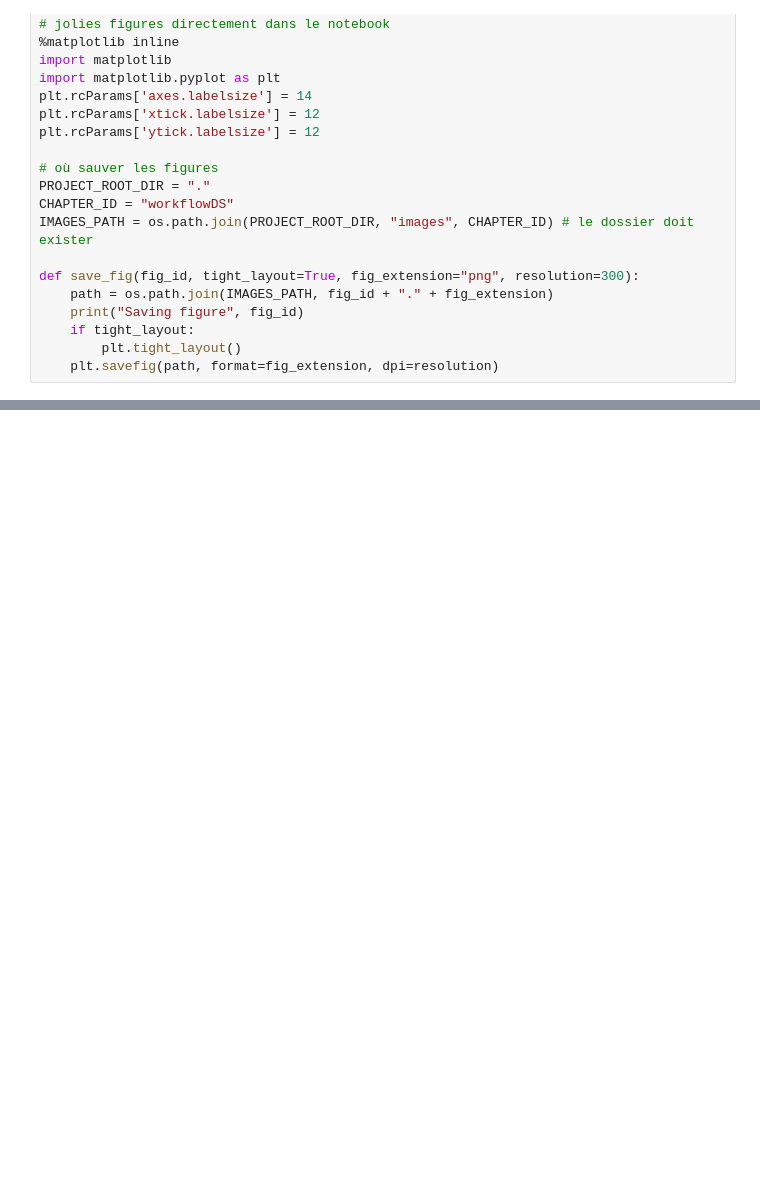
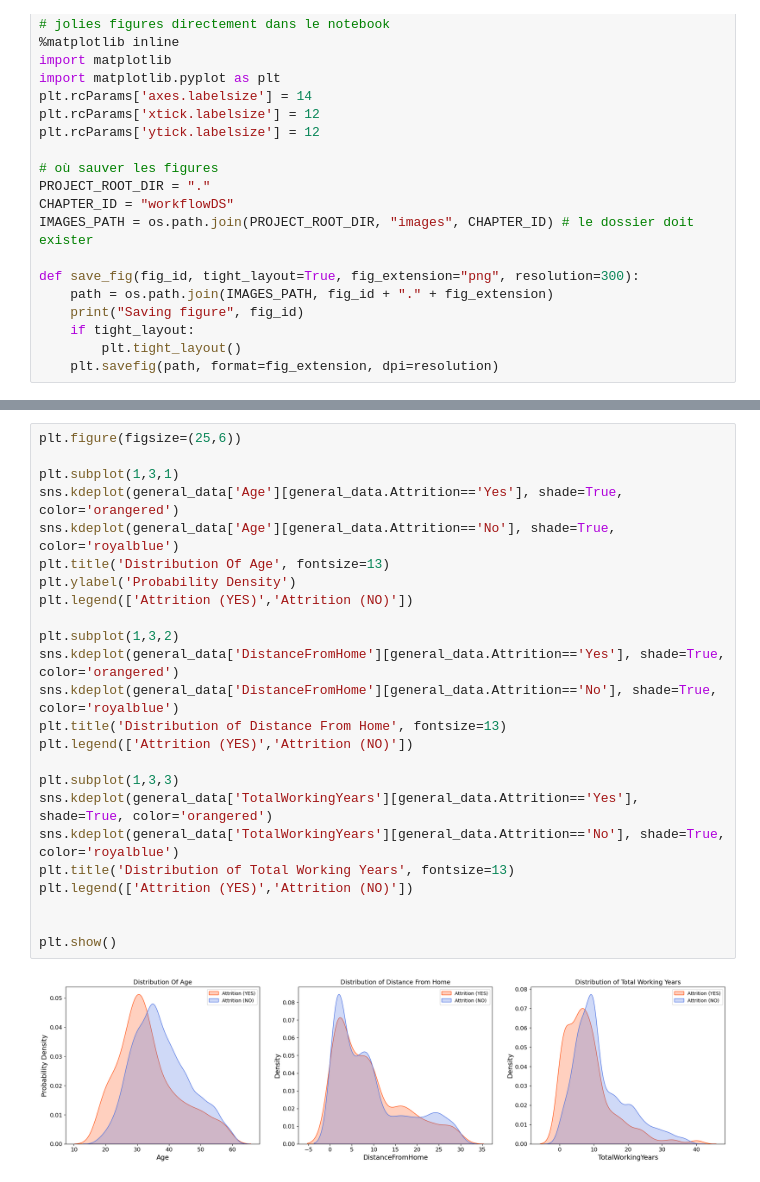
Before and after one commit to Lyderic17/blocAI, a Jupyter notebook: Projet.ipynb, the cells around one changed output, grey strips where cells are left out. Saved outputs shown, nothing was run; the diff lists cells and outputs as text; blank space fills up the shorter version.

```diff
--- a/Projet.ipynb
+++ b/Projet.ipynb
@@ -68,0 +354,26 @@ max         40.000000                15.000000             17.000000
+# %%
+plt.figure(figsize=(25,6))
+
+plt.subplot(1,3,1)
+sns.kdeplot(general_data['Age'][general_data.Attrition=='Yes'], shade=True, color='orangered')
+sns.kdeplot(general_data['Age'][general_data.Attrition=='No'], shade=True, color='royalblue')
+plt.title('Distribution Of Age', fontsize=13)
+plt.ylabel('Probability Density')
+plt.legend(['Attrition (YES)','Attrition (NO)'])
+
+plt.subplot(1,3,2)
+sns.kdeplot(general_data['DistanceFromHome'][general_data.Attrition=='Yes'], shade=True, color='orangered')
+sns.kdeplot(general_data['DistanceFromHome'][general_data.Attrition=='No'], shade=True, color='royalblue')
+plt.title('Distribution of Distance From Home', fontsize=13)
+plt.legend(['Attrition (YES)','Attrition (NO)'])
+
+plt.subplot(1,3,3)
+sns.kdeplot(general_data['TotalWorkingYears'][general_data.Attrition=='Yes'], shade=True, color='orangered')
+sns.kdeplot(general_data['TotalWorkingYears'][general_data.Attrition=='No'], shade=True, color='royalblue')
+plt.title('Distribution of Total Working Years', fontsize=13)
+plt.legend(['Attrition (YES)','Attrition (NO)'])
+
+
+plt.show()
+# %% [output]
+[figure, added]
```
Also changed, not shown: parts of 62 cells of this notebook.
